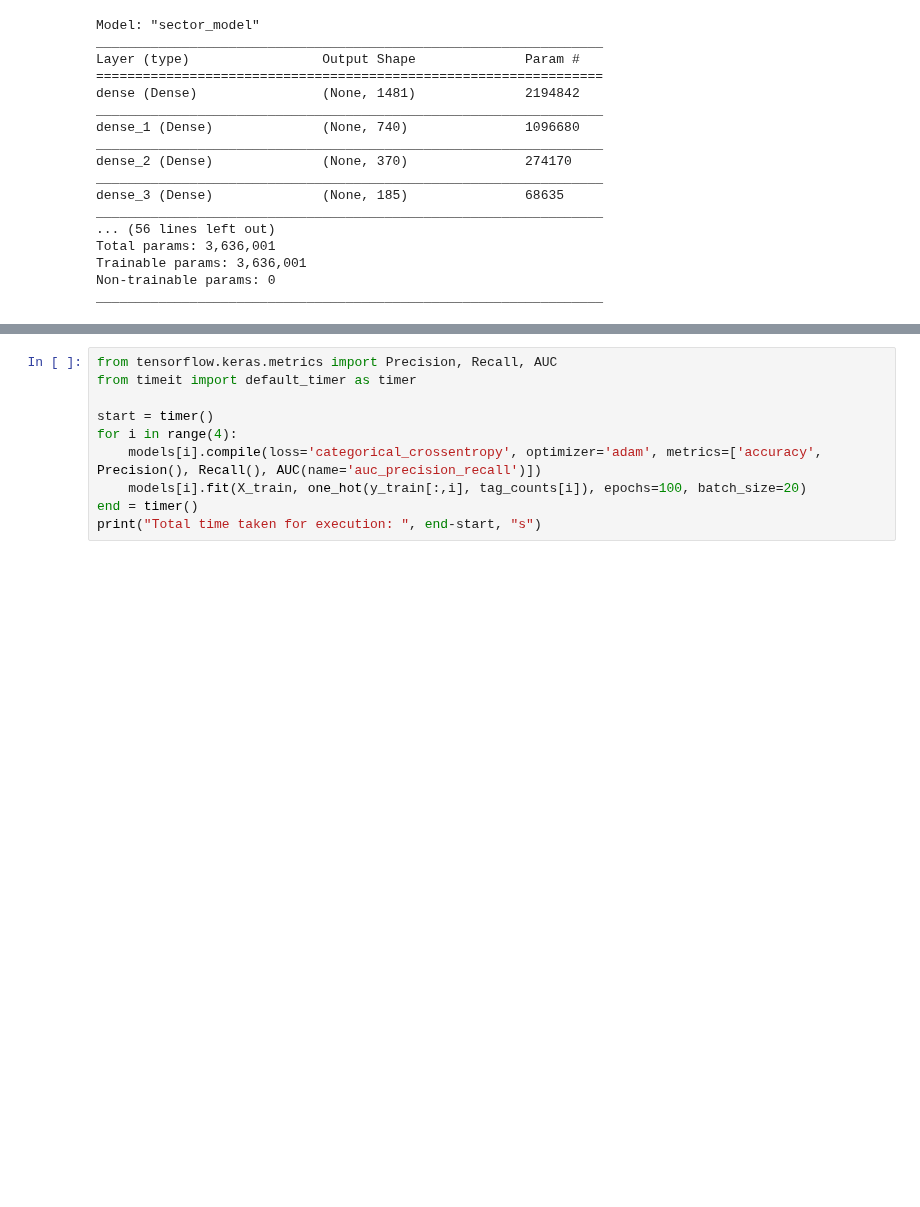
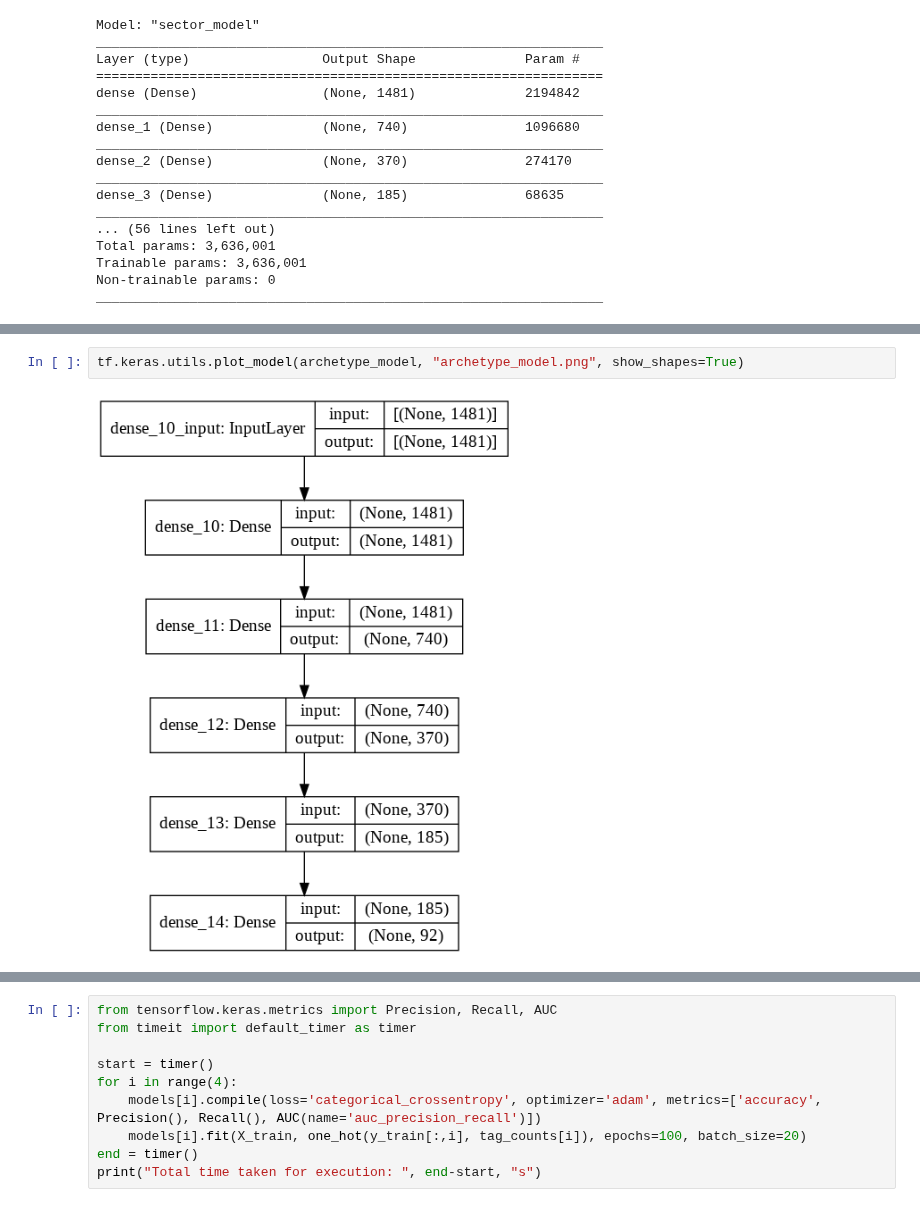
Before and after one commit to ngzhankang/finalYearProjectUOB, a Jupyter notebook: training/NLP_MLP.ipynb, the cells around one changed output, grey strips where cells are left out. Cells and saved outputs as stored; diff of their text form; blank space fills up the shorter version.

```diff
--- a/training/NLP_MLP.ipynb
+++ b/training/NLP_MLP.ipynb
@@ -970,0 +993,4 @@ _________________________________________________________________
+# %%
+tf.keras.utils.plot_model(archetype_model, "archetype_model.png", show_shapes=True)
+# %% [output]
+[figure, added]
```
Also changed, not shown: parts of 9 cells of this notebook.
